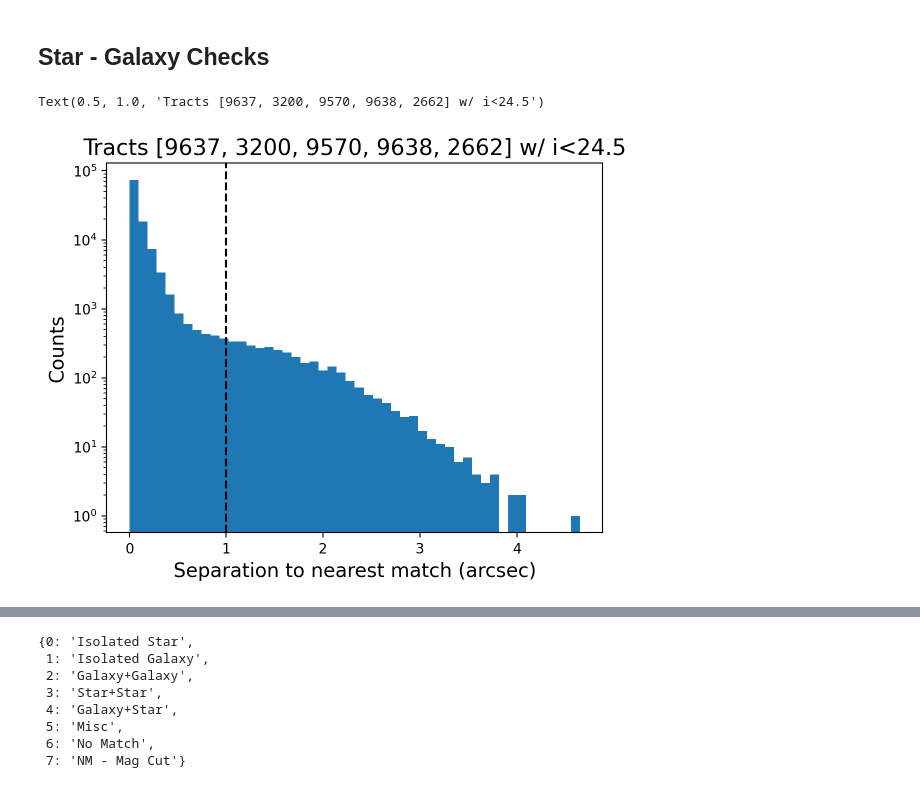
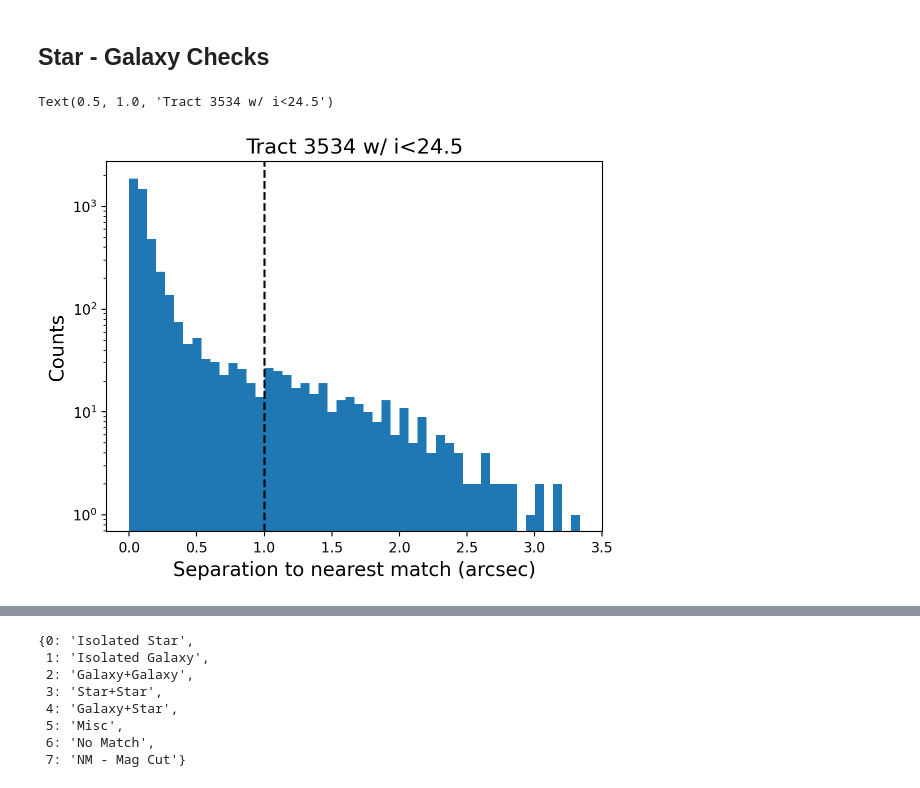
Before and after one commit to lsst-sitcom/ops_rehearsal_commissioning_2024, a Jupyter notebook: notebooks/DM-44046-StarGalaxy-Classification-Error.ipynb, the cells around one changed output, grey strips where cells are left out. Drawn from its saved outputs; the diff is of its cells as text; code cells hidden in the pictures.

```diff
--- a/notebooks/DM-44046-StarGalaxy-Classification-Error.ipynb
+++ b/notebooks/DM-44046-StarGalaxy-Classification-Error.ipynb
@@ -91,0 +267,2 @@ all_tracts[1:5]
+# %%
+obj_tract_num = 2
@@ -99,17 +283,21 @@ skymap='ops_rehersal_prep_2k_v1'
 # patch=38
 
 # detect_isIsolated marks sources that are not contained in a blend (using the overlapping footprint definition). Should be interesting to look at results with this cut as well
-rel_tracts = all_tracts[5:9]
+# rel_tracts = all_tracts[3:7]
 # rel_tracts = [7149]
 
-obj_tracts = []
-for tract in rel_tracts:
-    obj_tracts.append(obs_butler.get('objectTable_tract', skymap=skymap, tract=tract,
-                           parameters={"columns":['coord_ra', 'coord_dec', 'refExtendedness',
-                                                  'detect_isPrimary', 'detect_fromBlend', 'parentObjectId',
-                                                  'shape_xx', 'shape_xy', 'shape_yy'] + aper_bands + kron_bands}))
+# obj_tracts = []
+# for tract in rel_tracts:
+#     obj_tracts.append(obs_butler.get('objectTable_tract', skymap=skymap, tract=tract,
+#                            parameters={"columns":['coord_ra', 'coord_dec', 'refExtendedness',
+#                                                   'detect_isPrimary', 'detect_fromBlend', 'parentObjectId',
+#                                                   'shape_xx', 'shape_xy', 'shape_yy'] + aper_bands + kron_bands}))
+
+obj_tract = obs_butler.get(objTables[obj_tract_num], parameters={"columns":['coord_ra', 'coord_dec', 'refExtendedness',
+                                          'detect_isPrimary', 'detect_fromBlend', 'parentObjectId',
+                                          'shape_xx', 'shape_xy', 'shape_yy'] + aper_bands + kron_bands})
 # %%
-obj_tract = pd.concat(obj_tracts)
+# obj_tract = pd.concat(obj_tracts)
 # %%
 for b in bands:
     kron_mag_name = b+'_kron_mag'
@@ -211,4 +399,7 @@ del gal_flux_cat
 # Store them in a nice set of catalogs
 
 star_full = star_cat # Just renaming to keep consistent between star / galaxy variables
+# %%
+gal_full = gal_full.astype({"ra": "float32", "dec": "float32"})
+star_full = star_full.astype({"ra": "float32", "dec": "float32"})
 # %% [markdown]
@@ -282,15 +473,16 @@ imag_filt = primary_tract['i_kron_mag'] < 24.5
 # %%
 # We want to see a monotonically decreasing (for the most part) distribution
 
 plt.hist(nm_dists[imag_filt] * 3600, bins=50)
 plt.axvline(x=1, color='black', ls='--')
 plt.semilogy()
 plt.xlabel("Separation to nearest match (arcsec)", fontsize=14)
 plt.ylabel("Counts", fontsize=14)
-plt.title(f"Tracts {all_tracts[10:15]} w/ i<24.5", fontsize=16)
+# plt.title(f"Tracts {all_tracts[10:15]} w/ i<24.5", fontsize=16)
+plt.title(f"Tract {objTables[obj_tract_num].dataId['tract']} w/ i<24.5", fontsize=15)
 # %% [output]
-Text(0.5, 1.0, 'Tracts [9637, 3200, 9570, 9638, 2662] w/ i<24.5')
+Text(0.5, 1.0, 'Tract 3534 w/ i<24.5')
-[figure, old version]
+[figure, new version]
 # %%
 print(f"We find {len(isolated_stars)} isolated objects out of {np.sum(~primary_tract['refExtendedness'].astype(bool))} observed non-extended.")
 iso_frac = len(isolated_stars)/np.sum(~primary_tract['refExtendedness'].astype(bool))
```
Also changed, not shown: parts of 73 cells of this notebook.
